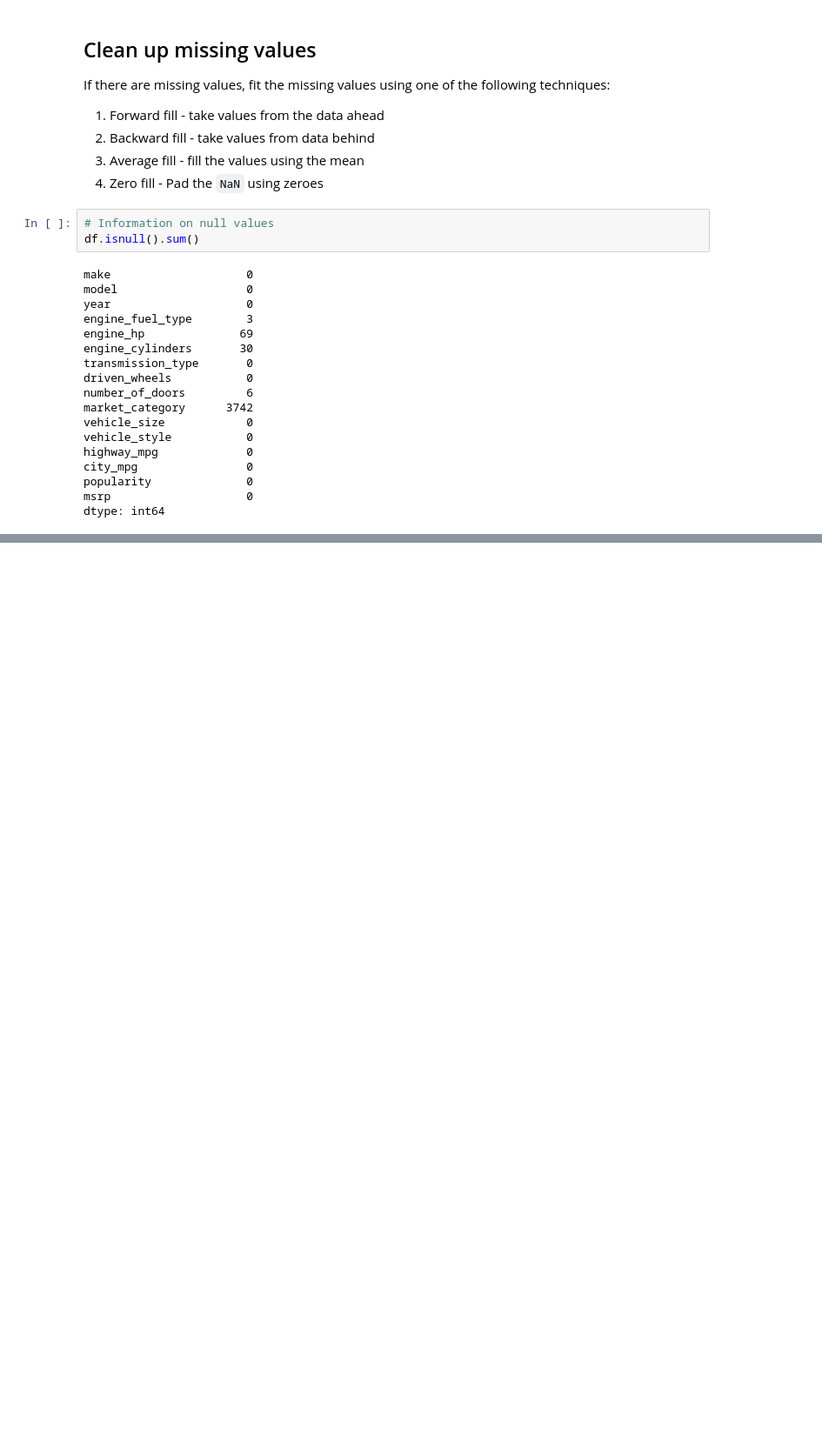
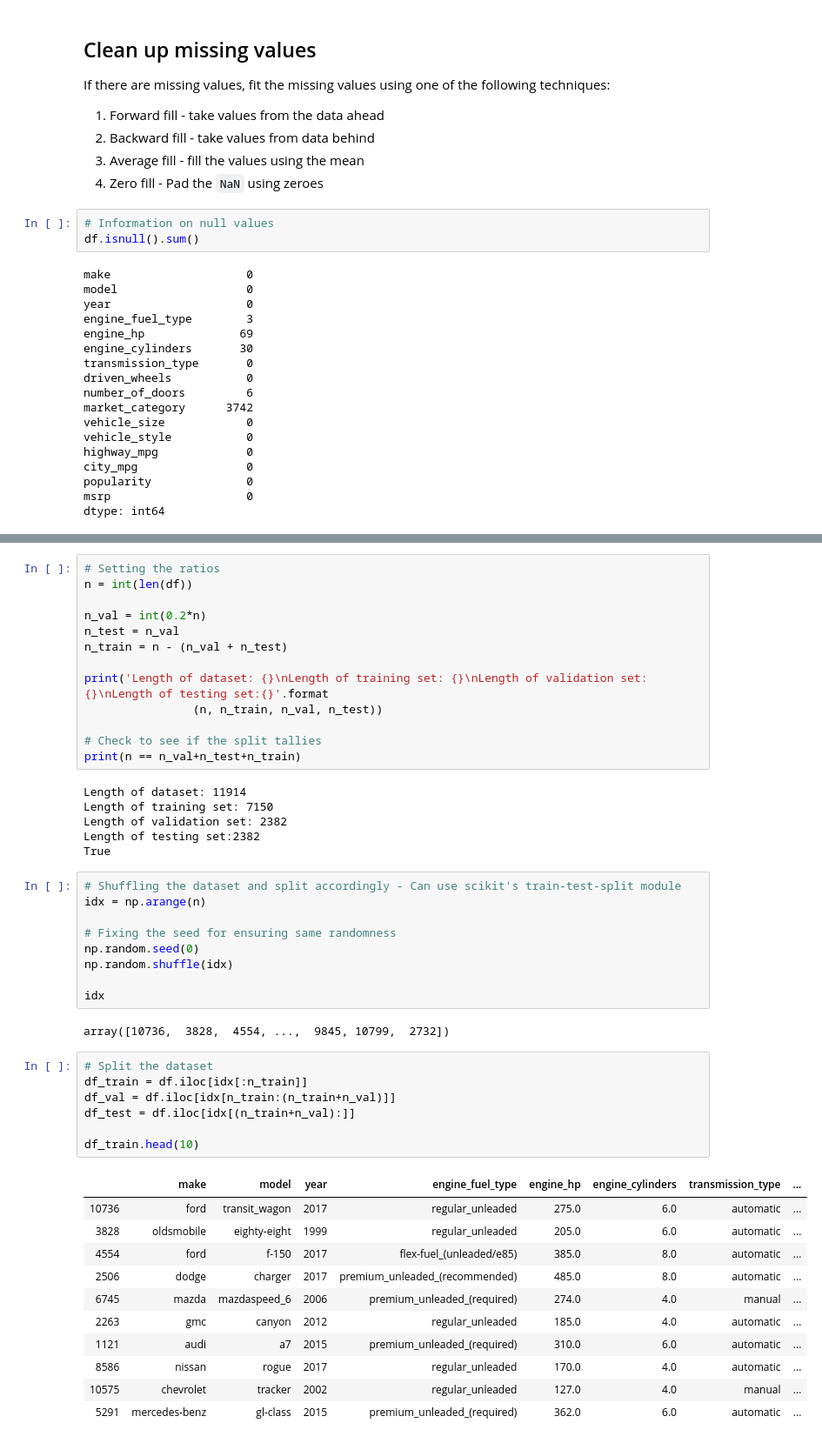
Before and after one commit to anjanavasudevan/DataTalks-ML-Course, a Jupyter notebook: Week2/excercise.ipynb, the cells around one changed output, grey strips where cells are left out. Shown at 87% size. Drawn from its saved outputs; the diff is of its cells as text; blank space fills up the shorter version.

Commit message:
Set up validation framework

```diff
--- a/Week2/excercise.ipynb
+++ b/Week2/excercise.ipynb
@@ -195,0 +203,49 @@ dtype: int64
+# %%
+# Setting the ratios
+n = int(len(df))
+
+n_val = int(0.2*n)
+n_test = n_val
+n_train = n - (n_val + n_test)
+
+print('Length of dataset: {}\nLength of training set: {}\nLength of validation set: {}\nLength of testing set:{}'.format
+                (n, n_train, n_val, n_test))
+
+# Check to see if the split tallies
+print(n == n_val+n_test+n_train)
+# %% [output]
+Length of dataset: 11914
+Length of training set: 7150
+Length of validation set: 2382
+Length of testing set:2382
+True
+# %%
+# Shuffling the dataset and split accordingly - Can use scikit's train-test-split module
+idx = np.arange(n)
+
+# Fixing the seed for ensuring same randomness
+np.random.seed(0)
+np.random.shuffle(idx)
+
+idx
+# %% [output]
+array([10736,  3828,  4554, ...,  9845, 10799,  2732])
+# %%
+# Split the dataset
+df_train = df.iloc[idx[:n_train]]
+df_val = df.iloc[idx[n_train:(n_train+n_val)]]
+df_test = df.iloc[idx[(n_train+n_val):]]
+
+df_train.head(10)
+# %% [output]
+|  | make | model | year | engine_fuel_type | engine_hp | engine_cylinders | transmission_type | ... |
+| 10736 | ford | transit_wagon | 2017 | regular_unleaded | 275.0 | 6.0 | automatic | ... |
+| 3828 | oldsmobile | eighty-eight | 1999 | regular_unleaded | 205.0 | 6.0 | automatic | ... |
+| 4554 | ford | f-150 | 2017 | flex-fuel_(unleaded/e85) | 385.0 | 8.0 | automatic | ... |
+| 2506 | dodge | charger | 2017 | premium_unleaded_(recommended) | 485.0 | 8.0 | automatic | ... |
+| 6745 | mazda | mazdaspeed_6 | 2006 | premium_unleaded_(required) | 274.0 | 4.0 | manual | ... |
+| 2263 | gmc | canyon | 2012 | regular_unleaded | 185.0 | 4.0 | automatic | ... |
+| 1121 | audi | a7 | 2015 | premium_unleaded_(required) | 310.0 | 6.0 | automatic | ... |
+| 8586 | nissan | rogue | 2017 | regular_unleaded | 170.0 | 4.0 | automatic | ... |
+| 10575 | chevrolet | tracker | 2002 | regular_unleaded | 127.0 | 4.0 | manual | ... |
+| 5291 | mercedes-benz | gl-class | 2015 | premium_unleaded_(required) | 362.0 | 6.0 | automatic | ... |
```
Also changed, not shown: parts of 4 cells of this notebook.
